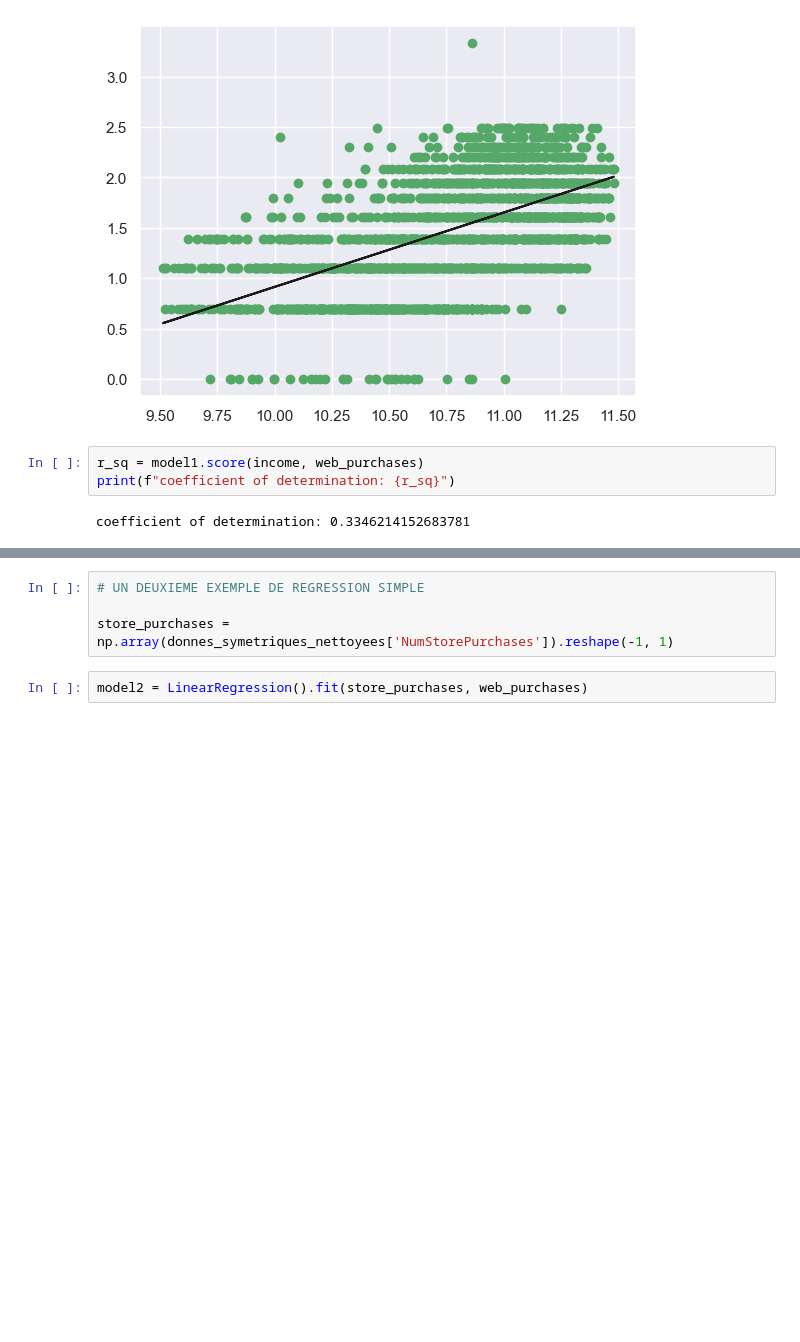
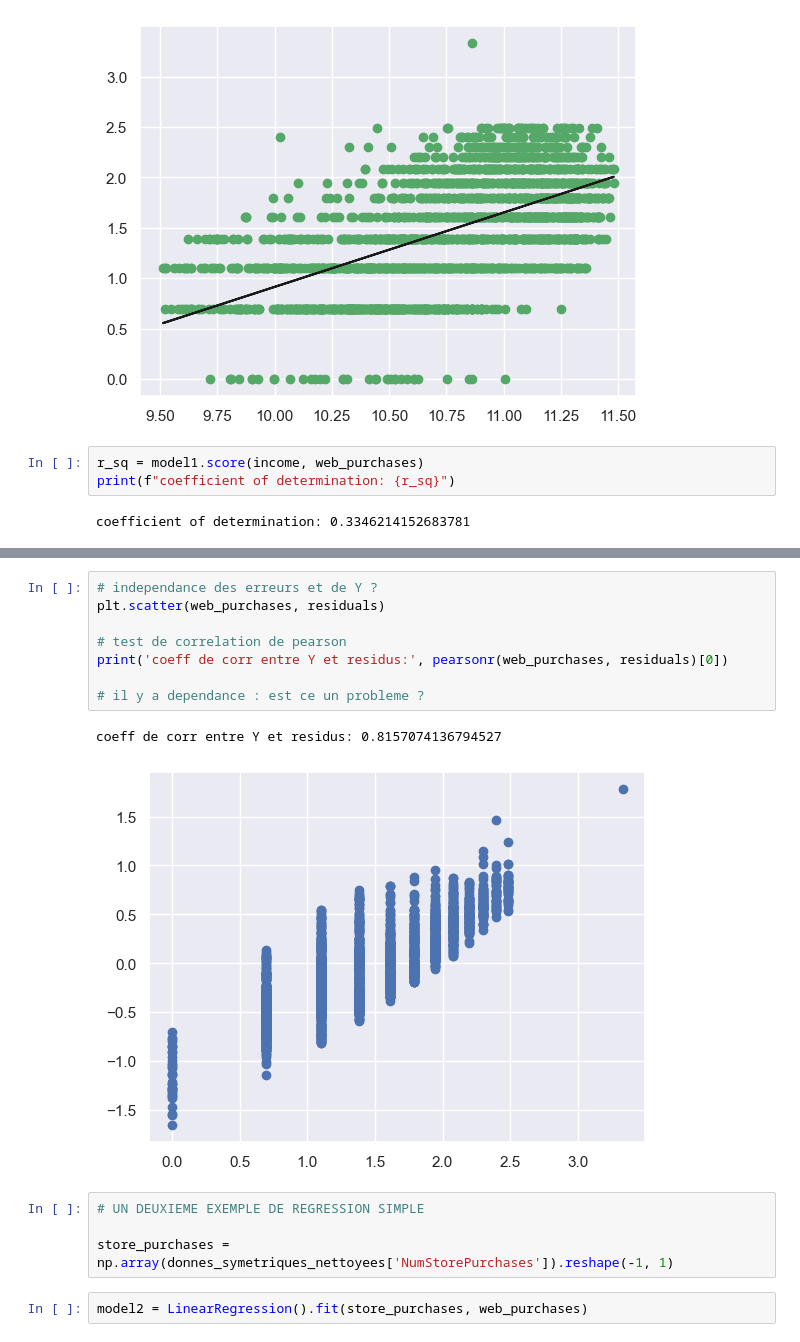
Before and after one commit to Ab2nour/customer-base-analysis, a Jupyter notebook: presentation.ipynb, the cells around one changed output, grey strips where cells are left out. Drawn from its saved outputs; the diff is of its cells as text; blank space fills up the shorter version.

```diff
--- a/presentation.ipynb
+++ b/presentation.ipynb
@@ -655,4 +663,15 @@ ValueError: shapes (2186,1) and (2186,) not aligned: 1 (dim 1) != 2186 (dim 0)
 [figure]
+# %%
+# independance des erreurs et de Y ?
+plt.scatter(web_purchases, residuals)
+
+# test de correlation de pearson
+print('coeff de corr entre Y et residus:', pearsonr(web_purchases, residuals)[0])
+
+# il y a dependance : est ce un probleme ?
+# %% [output]
+coeff de corr entre Y et residus: 0.8157074136794527
+[figure, added]
 # %%
 # UN DEUXIEME EXEMPLE DE REGRESSION SIMPLE
 
```
Also changed, not shown: parts of 12 cells of this notebook.
